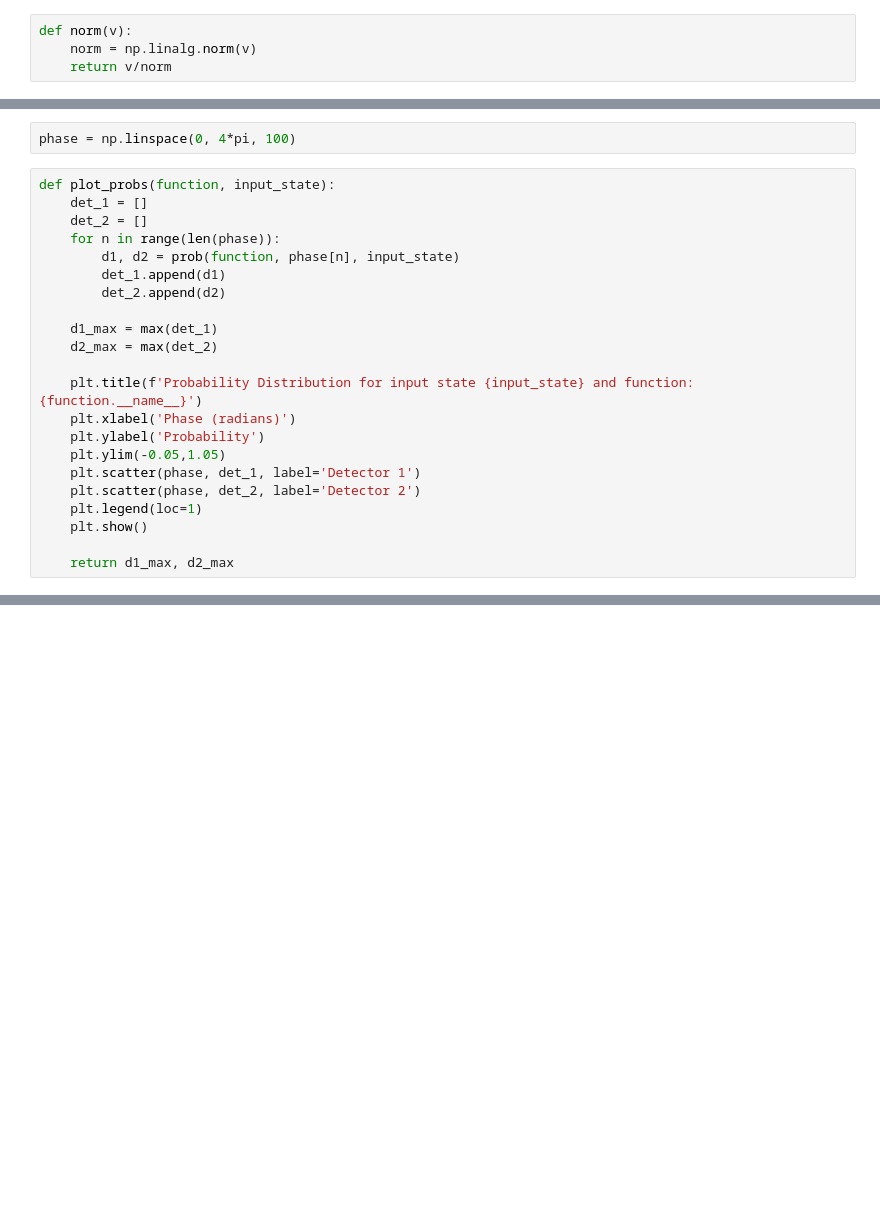
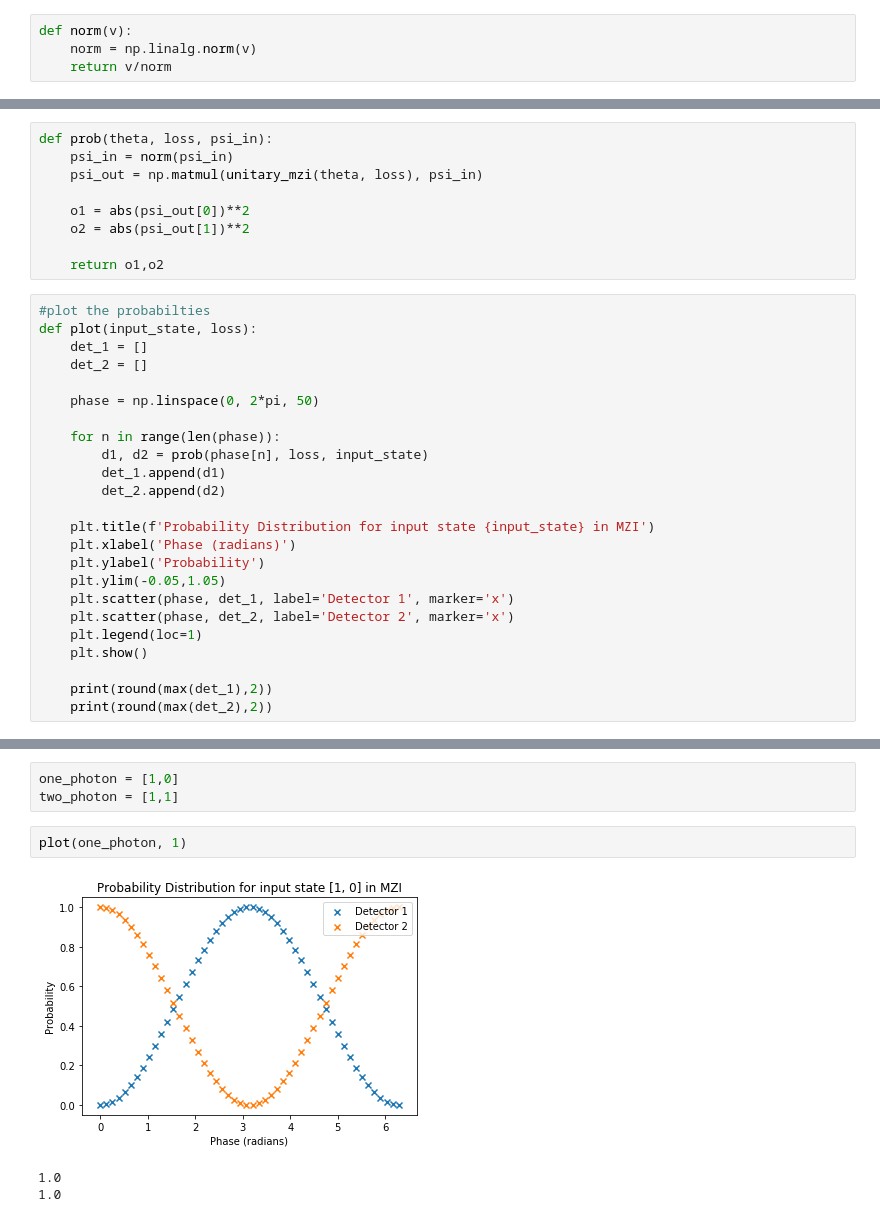
Before and after one commit to gmitchener/quantum_project, a Jupyter notebook: MZI_sim_notebook.ipynb, the cells around one changed output, grey strips where cells are left out. Cells and saved outputs as stored; diff of their text form; blank space fills up the shorter version.

Commit message:
mzi_sim
probability distributions both symbolically and numerically working - moving on to fisher information

```diff
--- a/MZI_sim_notebook.ipynb
+++ b/MZI_sim_notebook.ipynb
@@ -56,24 +25,33 @@ def prob(function, theta, input):
-# %%
-phase = np.linspace(0, 4*pi, 100)
+# %%
+def prob(theta, loss, psi_in):
+    psi_in = norm(psi_in)
+    psi_out = np.matmul(unitary_mzi(theta, loss), psi_in)
+
+    o1 = abs(psi_out[0])**2
+    o2 = abs(psi_out[1])**2
+
+    return o1,o2
 # %%
-def plot_probs(function, input_state):
+#plot the probabilties
+def plot(input_state, loss):
     det_1 = []
     det_2 = []
+
+    phase = np.linspace(0, 2*pi, 50)
+
     for n in range(len(phase)):
-        d1, d2 = prob(function, phase[n], input_state)
+        d1, d2 = prob(phase[n], loss, input_state)
         det_1.append(d1)
         det_2.append(d2)
 
-    d1_max = max(det_1)
-    d2_max = max(det_2)
-
-    plt.title(f'Probability Distribution for input state {input_state} and function: {function.__name__}')
+    plt.title(f'Probability Distribution for input state {input_state} in MZI')
     plt.xlabel('Phase (radians)')
     plt.ylabel('Probability')
     plt.ylim(-0.05,1.05)
-    plt.scatter(phase, det_1, label='Detector 1')
-    plt.scatter(phase, det_2, label='Detector 2')
+    plt.scatter(phase, det_1, label='Detector 1', marker='x')
+    plt.scatter(phase, det_2, label='Detector 2', marker='x')
     plt.legend(loc=1)
     plt.show()
 
-    return d1_max, d2_max
+    print(round(max(det_1),2))
+    print(round(max(det_2),2))
@@ -169,0 +112,9 @@ print(fish)
+# %%
+one_photon = [1,0]
+two_photon = [1,1]
+# %%
+plot(one_photon, 1)
+# %% [output]
+[figure, added]
+1.0
+1.0
```
Also changed, not shown: parts of 32 cells of this notebook.
